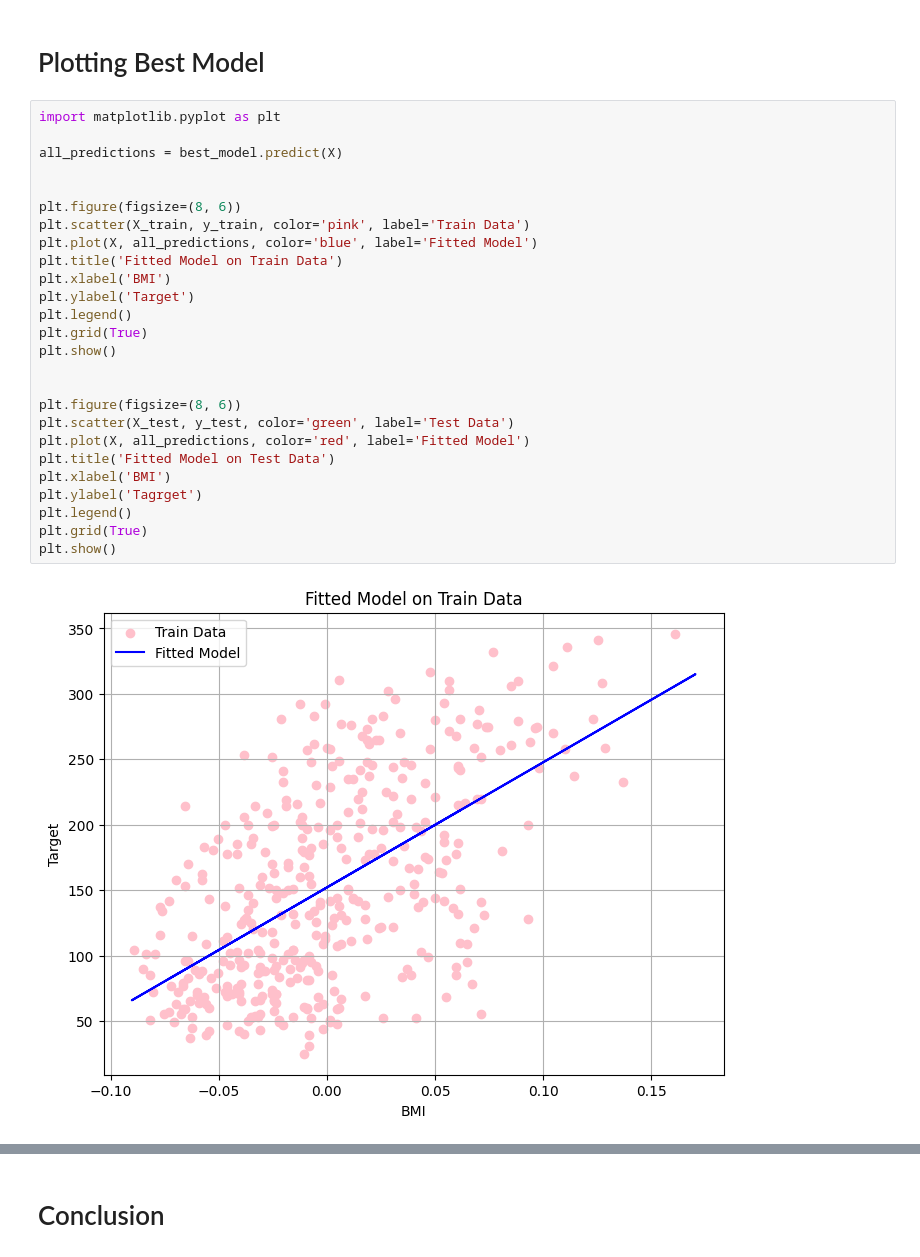
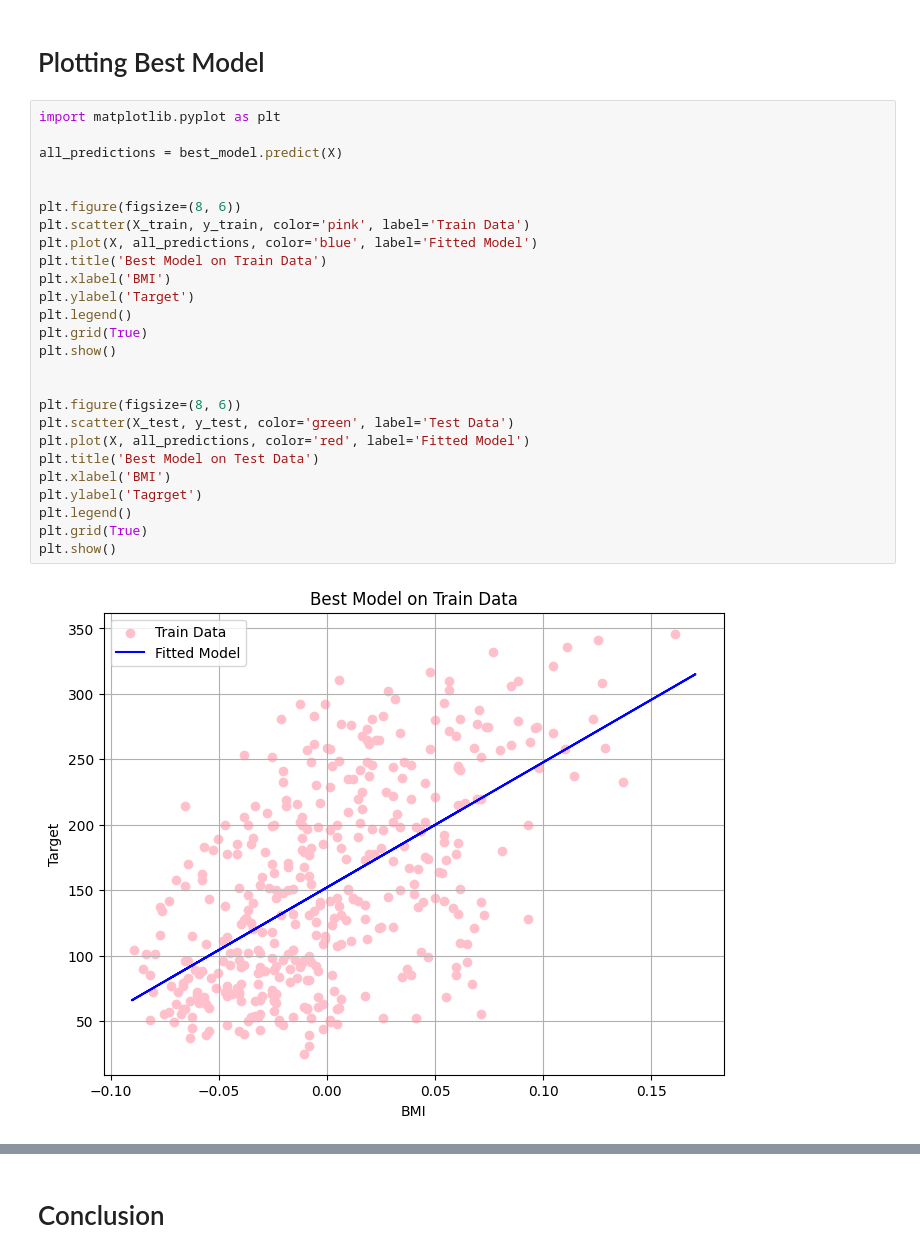
Before and after one commit to sumitsandhu/CSCN8010-labs, a Jupyter notebook: Lab_5.ipynb, the cells around one changed output, grey strips where cells are left out. Saved outputs shown, nothing was run; the diff lists cells and outputs as text.

```diff
--- a/Lab_5.ipynb
+++ b/Lab_5.ipynb
@@ -393,28 +393,28 @@ MAE on Test Set: 51.15
 # %%
 import matplotlib.pyplot as plt
 
 all_predictions = best_model.predict(X)
 
 
 plt.figure(figsize=(8, 6))
 plt.scatter(X_train, y_train, color='pink', label='Train Data')
 plt.plot(X, all_predictions, color='blue', label='Fitted Model')
-plt.title('Fitted Model on Train Data')
+plt.title('Best Model on Train Data')
 plt.xlabel('BMI')
 plt.ylabel('Target')
 plt.legend()
 plt.grid(True)
 plt.show()
 
 
 plt.figure(figsize=(8, 6))
 plt.scatter(X_test, y_test, color='green', label='Test Data')
 plt.plot(X, all_predictions, color='red', label='Fitted Model')
-plt.title('Fitted Model on Test Data')
+plt.title('Best Model on Test Data')
 plt.xlabel('BMI')
 plt.ylabel('Tagrget')
 plt.legend()
 plt.grid(True)
 plt.show()
 # %% [output]
-[figure, old version]
+[figure, new version]
```
Also changed, not shown: parts of 1 cell of this notebook, 1 other file.
